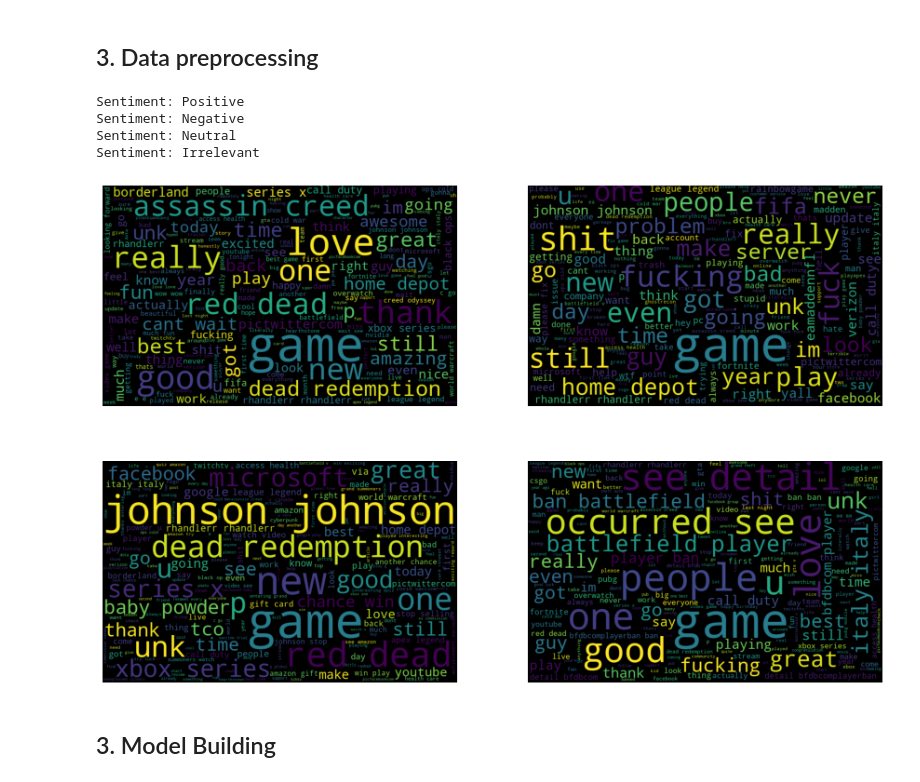
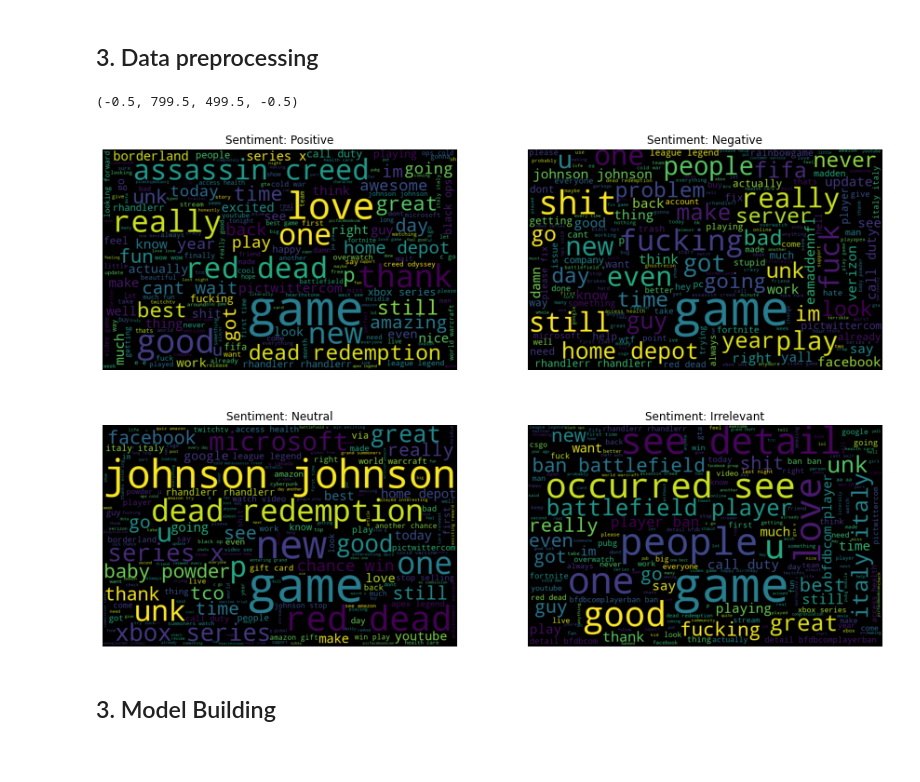
Before and after one commit to ParisRohan/AES-128-bit-Key-size-, a Jupyter notebook: text-feature-cleaning-and-generation.ipynb, the cells around one changed output. Cells and saved outputs as stored; diff of their text form; code cells hidden in the pictures.

Commit message:
Kaggle Notebook | Text feature cleaning/generation/model building | Version 9

```diff
--- a/text-feature-cleaning-and-generation.ipynb
+++ b/text-feature-cleaning-and-generation.ipynb
@@ -318,38 +318,39 @@ df_data['Tweet_clean']=df_data['Tweet_clean'].apply(lambda x: stop_wrds_lemma_co
 df_data.drop(columns=['Tweet_ID','Tweet'],axis=0,inplace=True)
 # %%
 df_data.dropna(axis=0,how='any',inplace=True)
-# %%
-#Function to plot wordclouds on the cleaned tweets
-def plot_wordcloud(df,target_class):
-    all_words=' '.join([text for text in df[df['Sentiment']==target_class]['Tweet_clean']])
-    wordcloud=WordCloud(width=800,height=500,random_state=21,max_font_size=110).generate(all_words)
-    #print('Sentiment: ',target_class)
-    plt.imshow(wordcloud)
-    plt.axis('off')
-
-plt.figure(figsize=(15,10))
-
-plt.subplot(2,2,1)
-print('Sentiment: Positive')
-plot_wordcloud(df_data,'Positive')
-
-plt.subplot(2,2,2)
-print('Sentiment: Negative')
-plot_wordcloud(df_data,'Negative')
-
-plt.subplot(2,2,3)
-print('Sentiment: Neutral')
-plot_wordcloud(df_data,'Neutral')
-
-plt.subplot(2,2,4)
-print('Sentiment: Irrelevant')
-plot_wordcloud(df_data,'Irrelevant')
-# %% [output]
-Sentiment: Positive
-Sentiment: Negative
-Sentiment: Neutral
-Sentiment: Irrelevant
-[figure, removed]
+# %%
+plt.figure(figsize=(15,10))
+
+plt.subplot(2,2,1)
+all_words=' '.join([text for text in df_data[df_data['Sentiment']=='Positive']['Tweet_clean']])
+wordcloud=WordCloud(width=800,height=500,random_state=21,max_font_size=110).generate(all_words)
+plt.title('Sentiment: Positive')
+plt.imshow(wordcloud)
+plt.axis('off')
+
+plt.subplot(2,2,2)
+all_words=' '.join([text for text in df_data[df_data['Sentiment']=='Negative']['Tweet_clean']])
+wordcloud=WordCloud(width=800,height=500,random_state=21,max_font_size=110).generate(all_words)
+plt.title('Sentiment: Negative')
+plt.imshow(wordcloud)
+plt.axis('off')
+
+plt.subplot(2,2,3)
+all_words=' '.join([text for text in df_data[df_data['Sentiment']=='Neutral']['Tweet_clean']])
+wordcloud=WordCloud(width=800,height=500,random_state=21,max_font_size=110).generate(all_words)
+plt.title('Sentiment: Neutral')
+plt.imshow(wordcloud)
+plt.axis('off')
+
+plt.subplot(2,2,4)
+all_words=' '.join([text for text in df_data[df_data['Sentiment']=='Irrelevant']['Tweet_clean']])
+wordcloud=WordCloud(width=800,height=500,random_state=21,max_font_size=110).generate(all_words)
+plt.title('Sentiment: Irrelevant')
+plt.imshow(wordcloud)
+plt.axis('off')
+# %% [output]
+(-0.5, 799.5, 499.5, -0.5)
+[figure, added]
 # %% [markdown]
 ## 3. Model Building
 # %%
```
Also changed, not shown: parts of 1 cell of this notebook.
